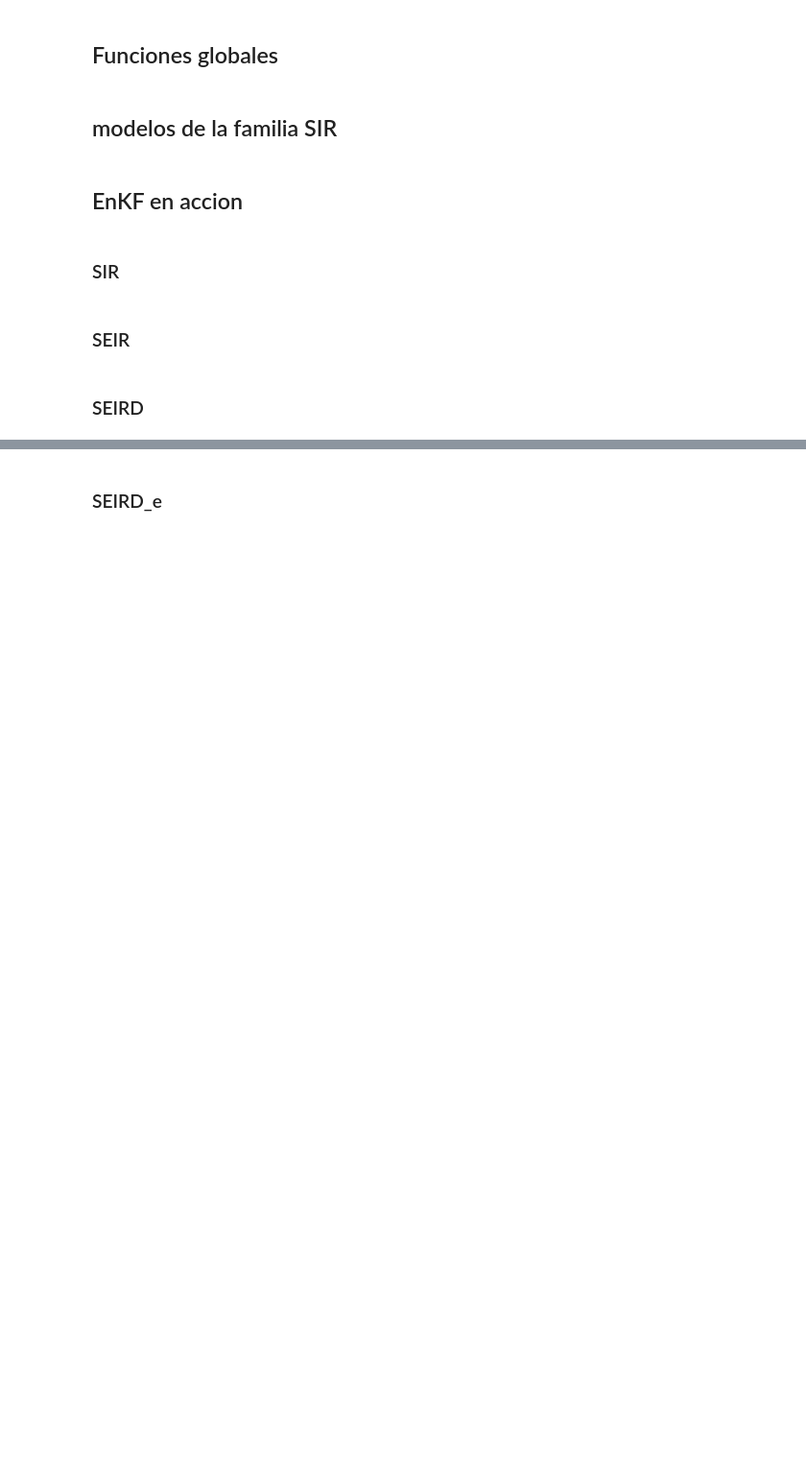
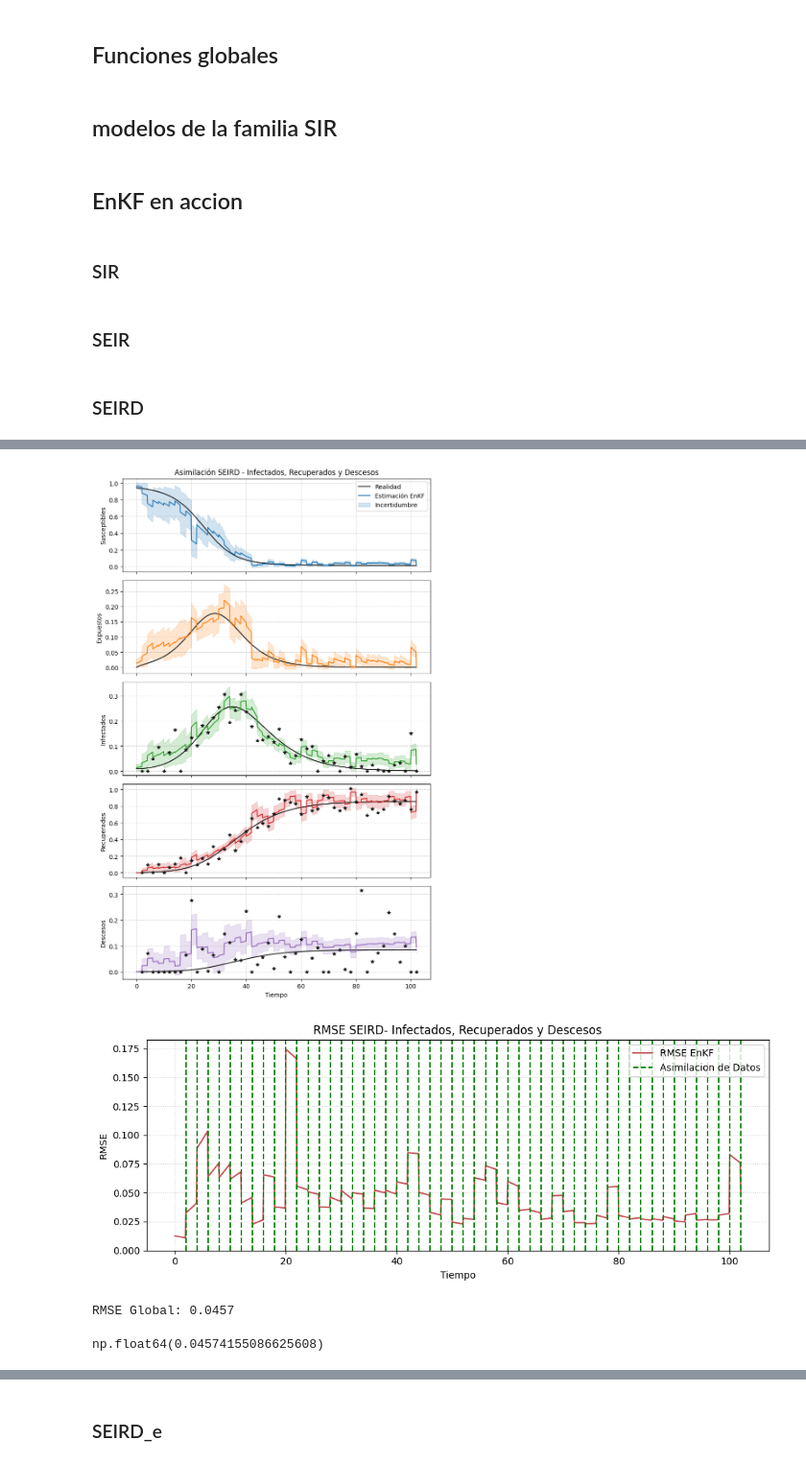
Before and after one commit to Raldulff/SIR-EnKF, a Jupyter notebook: SIR_EnKF.ipynb, the cells around one changed output, grey strips where cells are left out. Shown at 96% size. Cells and saved outputs as stored; diff of their text form; code cells hidden in the pictures; blank space fills up the shorter version.

```diff
--- a/SIR_EnKF.ipynb
+++ b/SIR_EnKF.ipynb
@@ -309,7 +350,7 @@ def EnKF(N, xa, matrices, Dyn_f, obs_idx,
             #inflacion
             E_mean = E.mean(axis=1, keepdims=True)
             E = E_mean + lamda_vec * (E - E_mean)
-            E = np.clip(E, 0, 1)
+            E= np.clip(E, 0, 1)
 
             y = obsrvs[[k // dko - 1]].T
             Eo = Obs_f(E, t, obs_idx)
@@ -321,7 +362,7 @@ def EnKF(N, xa, matrices, Dyn_f, obs_idx,
             HPH = Y @ Y.T / (N - 1)
 
             # ganancia de kalman y perturbaciones
-            KG = nla.solve(HPH + R, PH.T).T
+            KG = PH @ nla.pinv(HPH + R)
             Perturbs = R12 @ rnd.randn(p, N)
 
             # actualizacion
@@ -714,7 +913,7 @@ plot_rmse(syn_data_seird_I, enkf_seird_I, title= "RMSE  SEIRD- Solo Infectados (
 # %%
 # asimilacion sobre las 3 variables observadas
 obs_idx_seird_IRD = [2,3,4]
-R12_seird_IRD = np.diag([0.02,0.02,0.01])
+R12_seird_IRD = np.diag([0.05,0.10,0.1])
 matrices_seird_IRD = (Pa12_seird, Q12_seird, R12_seird_IRD)
 
 #datos simulados
@@ -722,10 +921,15 @@ syn_data_seird_IRD = syn_data(xa_seird, matrices_seird_IRD, Dyn_SEIRD,
                        obs_idx_seird_IRD)
 # %%
 # asimilacion con EnKF sobre IRD en el modelo SEIRD
-enkf_seird_IRD = EnKF(1000, xa_seird, matrices_seird_IRD, Dyn_SEIRD,
+enkf_seird_IRD = EnKF(1500, xa_seird, matrices_seird_IRD, Dyn_SEIRD,
                       obs_idx_seird_IRD, syn_data_seird_IRD, infl_idx_seird)
 
 #graficas
 plot_enkf(syn_data_seird_IRD, enkf_seird_IRD, obs_idx_seird_IRD,
           labels=labels_seird, title="Asimilación SEIRD - Infectados, Recuperados y Descesos")
 plot_rmse(syn_data_seird_IRD, enkf_seird_IRD, title="RMSE SEIRD- Infectados, Recuperados y Descesos")
+# %% [output]
+[figure, added]
+[figure, added]
+RMSE Global: 0.0457
+np.float64(0.04574155086625608)
```
Also changed, not shown: parts of 19 cells of this notebook.
